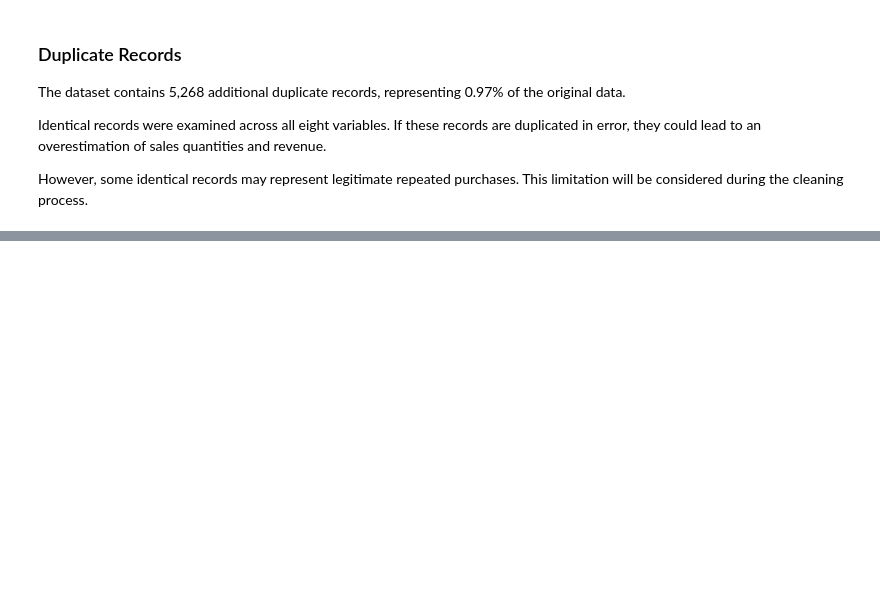
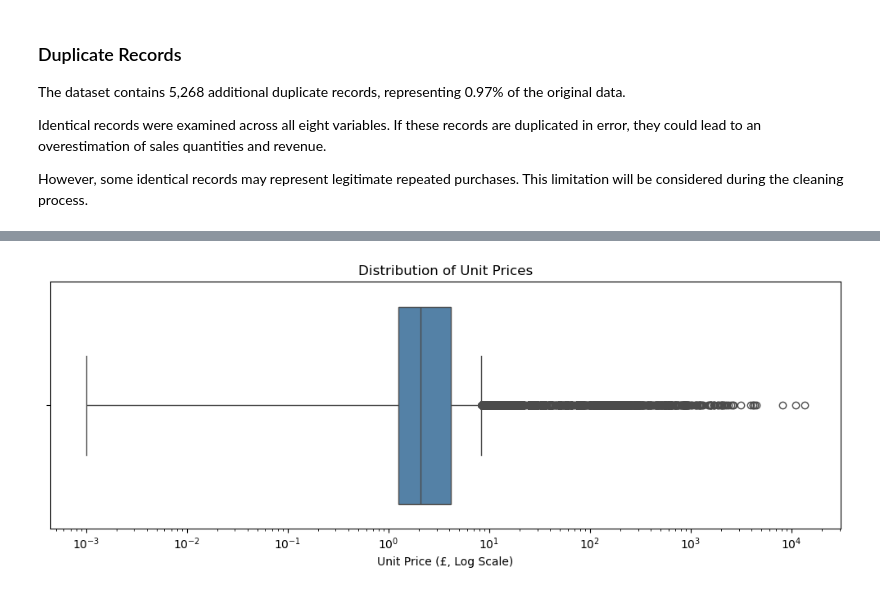
Before and after one commit to jefferson-arcanjo/Online-Retail-Sales-Analysis, a Jupyter notebook: notebooks/online_retail_analysis.ipynb, the cells around one changed output, grey strips where cells are left out. Saved outputs shown, nothing was run; the diff lists cells and outputs as text; code cells hidden in the pictures; blank space fills up the shorter version.

```diff
--- a/notebooks/online_retail_analysis.ipynb
+++ b/notebooks/online_retail_analysis.ipynb
@@ -280,0 +505,21 @@ during the cleaning process.
+# %%
+# Visualise the unit price distribution
+
+plt.figure(figsize=(10, 4))
+
+sns.boxplot(
+    x=valid_sales["UnitPrice"],
+    color="steelblue"
+)
+
+# Use a logarithmic scale to improve readability
+
+plt.xscale("log")
+
+plt.title("Distribution of Unit Prices")
+plt.xlabel("Unit Price (£, Log Scale)")
+
+plt.tight_layout()
+plt.show()
+# %% [output]
+[figure, added]
```
Also changed, not shown: parts of 18 cells of this notebook.
